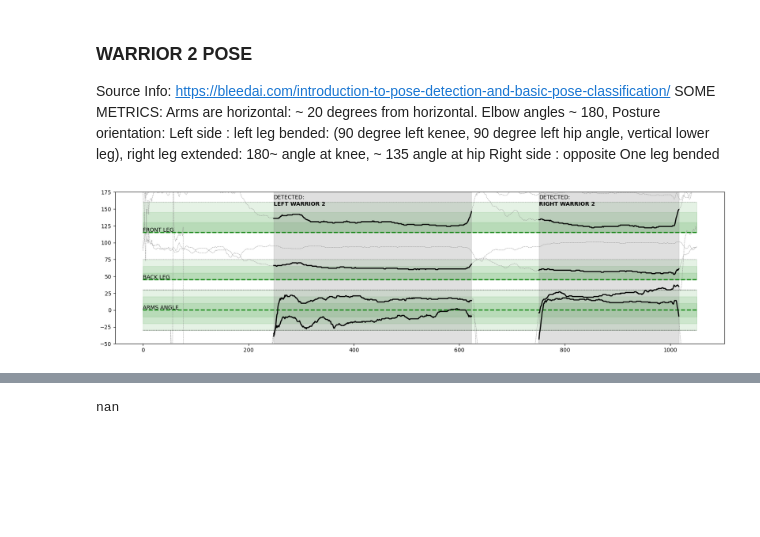
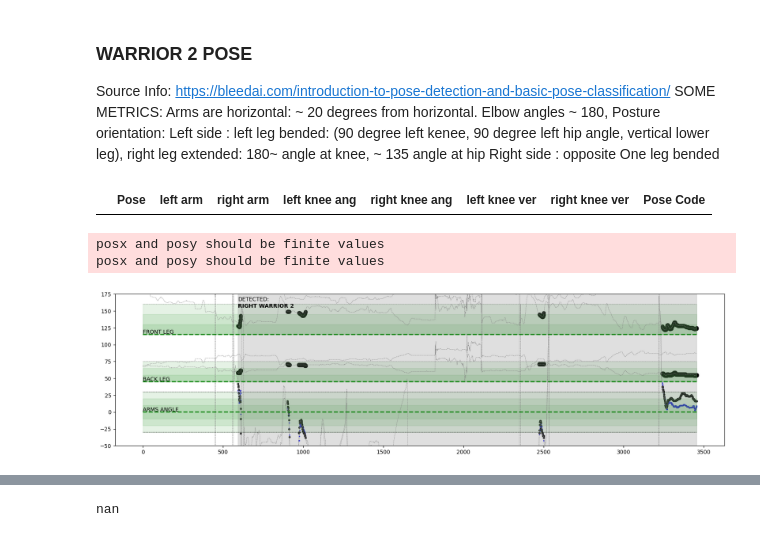
Before and after one commit to TechLabs-Berlin/wt23-posegenie, a Jupyter notebook: model-files-mediapipe/Test_Warrior2_PoseDetection_with_FileLoadOption.ipynb, the cells around one changed output, grey strips where cells are left out. Drawn from its saved outputs; the diff is of its cells as text; code cells hidden in the pictures; blank space fills up the shorter version.

Commit message:
added graph output function to yoga pose

```diff
--- a/model-files-mediapipe/Test_Warrior2_PoseDetection_with_FileLoadOption.ipynb
+++ b/model-files-mediapipe/Test_Warrior2_PoseDetection_with_FileLoadOption.ipynb
@@ -139,8 +139,10 @@ def get_pose_landmarks(landmarks):
 file_or_webcam = 0
 # FOR FILE = 0 FOR WEBCAM = 1
 
-video_path = "C:/Users/naiara/TECHLABS_POSE/wt23-posegenie/model-files-mediapipe/videos/warrior.mp4"
+#video_path = "C:/Users/naiara/TECHLABS_POSE/wt23-posegenie/model-files-mediapipe/videos/warrior.mp4"
 #video_path = "C:/Users/naiara/TECHLABS_POSE/wt23-posegenie/model-files-mediapipe/videos/test.mp4"
+video_path = "C:/Users/naiara/TECHLABS_POSE/wt23-posegenie/model-files-mediapipe/videos/warrior2_test1.mp4"
+
 
 #video_path = "videos\warrior.mp4"
 
@@ -444,6 +446,10 @@ df["Pose Code"] = pd.Categorical(df["Pose"],ordered=True, categories=["UNKNOWN",
 # %%
 filt_pose1 = df["Pose Code"] == 1
 filt_pose2 = df["Pose Code"] == 2
+# %%
+df[filt_pose1]
+# %% [output]
+|  | Pose | left arm | right arm | left knee ang | right knee ang | left knee ver | right knee ver | Pose Code |
 # %%
 plt.rcParams['figure.figsize'] = [20, 5]
 plt.rcParams['figure.dpi'] = 100 # 200 e.g. is really fine, but slower
@@ -457,11 +463,11 @@ plt.plot(df.index, df.index*expected_arm_angle, color="green",  linestyle='dashe
 plt.plot(df.index, df.index*0+range,color="black",  linestyle='dashed',linewidth=0.50)
 plt.plot(df.index, df.index*0-range, color="black",  linestyle='dashed',linewidth=0.50)
 
-plt.plot(df[filt_pose1].index, df["left arm"][filt_pose1], color="black",linewidth=2)
-plt.plot(df[filt_pose1].index, df["right arm"][filt_pose1],color="black", linewidth=2)
+plt.scatter(df[filt_pose1].index, df["left arm"][filt_pose1], 8, color="blue")
+plt.scatter(df[filt_pose1].index, df["right arm"][filt_pose1],8, color="black")
 
-plt.plot(df[filt_pose2].index, df["left arm"][filt_pose2],color="black",linewidth=2)
-plt.plot(df[filt_pose2].index, df["right arm"][filt_pose2],color="black",linewidth=2)
+plt.scatter(df[filt_pose2].index, df["left arm"][filt_pose2],8,color="blue")
+plt.scatter(df[filt_pose2].index, df["right arm"][filt_pose2],8, color="black")
 
 plt.fill_between(df.index, expected_arm_angle-range, expected_arm_angle+range, alpha=0.10, color="green")
 plt.fill_between(df.index, expected_arm_angle-range*2/3, expected_arm_angle+range*2/3, alpha=0.10, color="green")
@@ -472,56 +478,64 @@ plt.fill_between(df.index, expected_arm_angle-range*1/3, expected_arm_angle+rang
 front_leg_ang_expect = 115
 front_leg_ang_expect_range = 45  # Detection limit
 
-plt.plot(df.index, df["left knee ang"], color="gray",  linestyle='dashed', label='FirstTrial', linewidth=0.50)
-plt.plot(df.index, df["right knee ang"], color="gray",  linestyle='dashed',  label='FirstTrial', linewidth=0.50)
-plt.plot(df.index, df.index*0+front_leg_ang_expect, color="green",  linestyle='dashed',  label='FirstTrial', linewidth=2)
-plt.plot(df.index, df.index*0+front_leg_ang_expect+front_leg_ang_expect_range, color="gray",  linestyle='dashed',  label='FirstTrial', linewidth=0.5)
+plt.plot(df.index, df["left knee ang"], color="gray",  linestyle='dashed', linewidth=0.50)
+plt.plot(df.index, df["right knee ang"], color="gray",  linestyle='dashed', linewidth=0.50)
+plt.plot(df.index, df.index*0+front_leg_ang_expect, color="green",  linestyle='dashed', linewidth=2)
+plt.plot(df.index, df.index*0+front_leg_ang_expect+front_leg_ang_expect_range, color="gray",  linestyle='dashed', linewidth=0.5)
 
 
 # FRONT LEG LEFT WARRIOR
-plt.plot(df[filt_pose1].index, df["left knee ang"][filt_pose1],color="black", linewidth=2)
+plt.scatter(df[filt_pose1].index, df["left knee ang"][filt_pose1],8, color="black")
 
 
 # FRONT LEG RIGHT WARRIOR
-plt.plot(df[filt_pose2].index, df["right knee ang"][filt_pose2],color="black", linewidth=2)
+plt.scatter(df[filt_pose2].index, df["right knee ang"][filt_pose2],8, color="black")
 
 plt.fill_between(df.index, front_leg_ang_expect, front_leg_ang_expect+front_leg_ang_expect_range, alpha=0.10, color="green")
 plt.fill_between(df.index, front_leg_ang_expect, front_leg_ang_expect+front_leg_ang_expect_range*2/3, alpha=0.10, color="green")
 plt.fill_between(df.index, front_leg_ang_expect, front_leg_ang_expect+front_leg_ang_expect_range*1/3, alpha=0.10, color="green")
 
 back_leg_ver_expect = 45
 back_leg_ver_expect_range = 30 #detection limit
 
 plt.plot(df.index, df["left knee ver"], color="gray",  linestyle='dashed', linewidth=0.5)
 plt.plot(df.index, df["right knee ver"], color="gray",  linestyle='dashed',  linewidth=0.5)
 plt.plot(df.index, df.index*0+ back_leg_ver_expect , color="green",  linestyle='dashed',  label='Front Leg Bend = 90', linewidth=2)
 plt.plot(df.index, df.index*0+ back_leg_ver_expect + back_leg_ver_expect_range, color="gray",  linestyle='dashed',  label='FirstTrial', linewidth=0.5)
 
 # BACK LEG LEFT WARRIOR
-plt.plot(df[filt_pose1].index, df["right knee ver"][filt_pose1],color="black", linewidth=2)
+plt.scatter(df[filt_pose1].index, df["right knee ver"][filt_pose1],8, color="black")
 
 # BACK LEG LEFT WARRIOR
-plt.plot(df[filt_pose2].index, df["left knee ver"][filt_pose2],color="black", linewidth=2)
+plt.scatter(df[filt_pose2].index, df["left knee ver"][filt_pose2],8,color="black")
 
 
 
 plt.fill_between(df.index, back_leg_ver_expect, back_leg_ver_expect+back_leg_ver_expect_range, alpha=0.10, color="green")
 plt.fill_between(df.index, back_leg_ver_expect, back_leg_ver_expect+(back_leg_ver_expect_range)*2/3, alpha=0.10, color="green")
 plt.fill_between(df.index, back_leg_ver_expect, back_leg_ver_expect+(back_leg_ver_expect_range)*1/3, alpha=0.10, color="green")
 
-plt.axvspan(df[filt_pose1].index.min(), df[filt_pose1].index.max() , color='gray', alpha=0.25)
-plt.text(df[filt_pose1].index.min(),165,"DETECTED:")
-plt.text(df[filt_pose1].index.min(),155,df[filt_pose1]["Pose"].iloc[0],fontweight='bold')
-
-plt.axvspan(df[filt_pose2].index.min(), df[filt_pose2].index.max() , color='gray', alpha=0.25)
-plt.text(df[filt_pose2].index.min(),165,"DETECTED:")
-plt.text(df[filt_pose2].index.min(),155,df[filt_pose2]["Pose"].iloc[0],fontweight='bold')
+try:
+    plt.axvspan(df[filt_pose1].index.min(), df[filt_pose1].index.max() , color='gray', alpha=0.25)
+    plt.text(df[filt_pose1].index.min(),165,"DETECTED:")
+    plt.text(df[filt_pose1].index.min(),155,df[filt_pose1]["Pose"].iloc[0],fontweight='bold')
+except:
+    pass
+try:
+    plt.axvspan(df[filt_pose2].index.min(), df[filt_pose2].index.max() , color='gray', alpha=0.25)
+    plt.text(df[filt_pose2].index.min(),165,"DETECTED:")
+    plt.text(df[filt_pose2].index.min(),155,df[filt_pose2]["Pose"].iloc[0],fontweight='bold')
+except:
+    pass
+    #plt.text(0,0,"NO POSE DETECTED")
 
 plt.text(0,expected_arm_angle+1,"ARMS ANGLE", fontsize=10)
 plt.text(0,front_leg_ang_expect+1,"FRONT LEG",fontsize=10)
 plt.text(0,back_leg_ver_expect+1,"BACK LEG",fontsize=10)
 
 plt.ylim(-50,175)
 plt.show()
 # %% [output]
+posx and posy should be finite values
+posx and posy should be finite values
-[figure, old version]
+[figure, new version]
```
Also changed, not shown: parts of 1 cell of this notebook, 2 other files.
